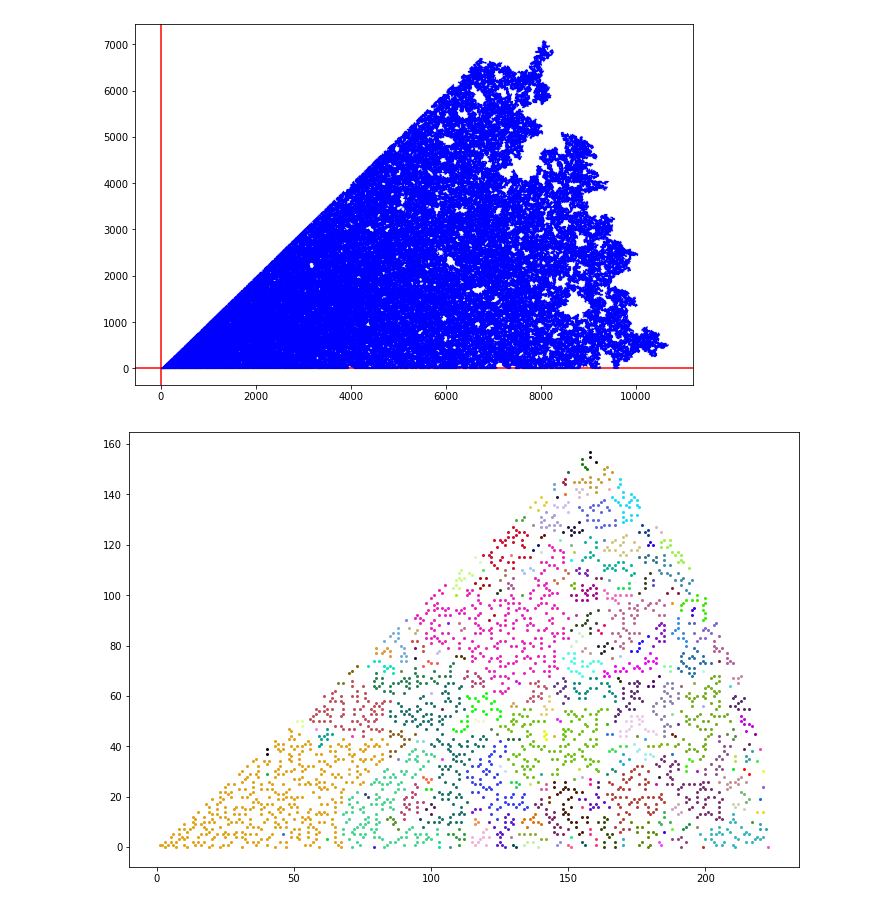
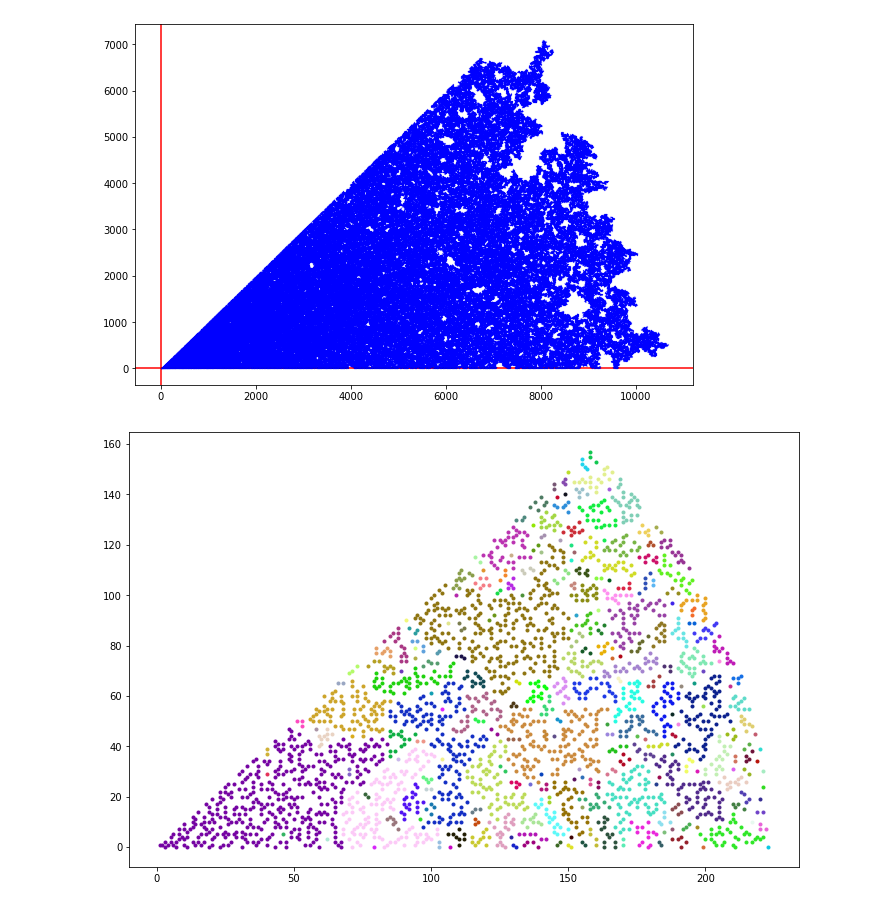
Before and after one commit to zebengberg/gaussian-integer-sieve, a Jupyter notebook: python/examples.ipynb, the cells around one changed output. Cells and saved outputs as stored; diff of their text form; code cells hidden in the pictures.

```diff
--- a/python/examples.ipynb
+++ b/python/examples.ipynb
@@ -198,10 +198,10 @@ m.plot()
 # %%
 components = moat_components_to_norm(3, 50000)
 fig, ax = plt.subplots(figsize=(12, 8))
 for component in components:
     x = component[0]
     y = component[1]
     color = np.random.rand(3, )
-    ax.plot(x, y, color=color, linestyle='', marker='o', markersize=2)
+    ax.plot(x, y, color=color, linestyle='', marker='o', markersize=3)
 # %% [output]
-[figure, old version]
+[figure, new version]
```
Also changed, not shown: parts of 18 cells of this notebook, 3 other files.
